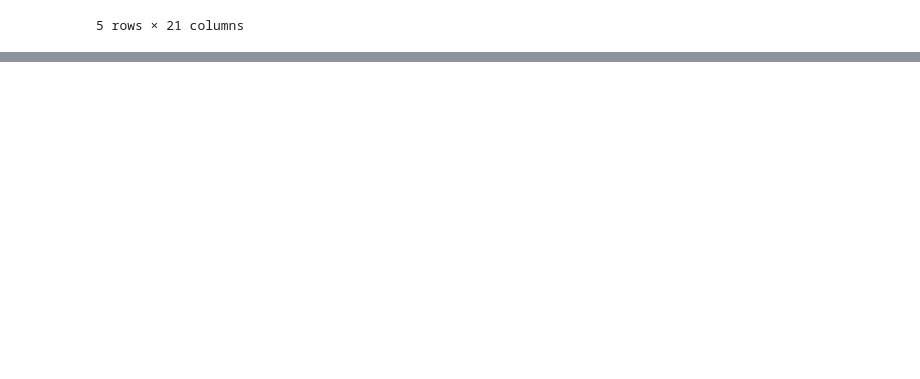
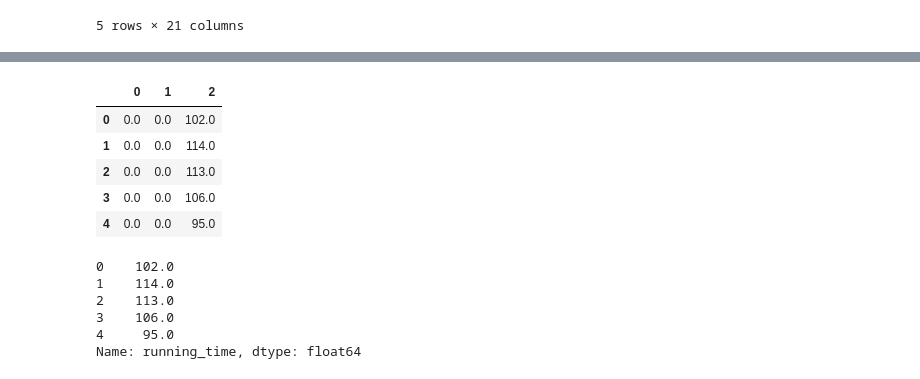
Before and after one commit to kaitlynhop/Movies-ETL, a Jupyter notebook: wikipedia_extract.ipynb, the cells around one changed output, grey strips where cells are left out. Saved outputs shown, nothing was run; the diff lists cells and outputs as text; code cells hidden in the pictures; blank space fills up the shorter version.

```diff
--- a/wikipedia_extract.ipynb
+++ b/wikipedia_extract.ipynb
@@ -721,0 +964,22 @@ wiki_movies_df.head()
+# %%
+# Convert string digits to numerical data
+running_time_extract = running_time_extract.apply(lambda col: pd.to_numeric(col, errors='coerce')).fillna(0)
+running_time_extract.head()
+# %% [output]
+|  | 0 | 1 | 2 |
+| 0 | 0.0 | 0.0 | 102.0 |
+| 1 | 0.0 | 0.0 | 114.0 |
+| 2 | 0.0 | 0.0 | 113.0 |
+| 3 | 0.0 | 0.0 | 106.0 |
+| 4 | 0.0 | 0.0 | 95.0 |
+# %%
+# Combine hours and minutes format to minutes
+wiki_movies_df['running_time'] = running_time_extract.apply(lambda row: row[0]*60 + row[1] if row[2] == 0 else row[2], axis=1)
+wiki_movies_df['running_time'].head()
+# %% [output]
+0    102.0
+1    114.0
+2    113.0
+3    106.0
+4     95.0
+Name: running_time, dtype: float64
```
Also changed, not shown: parts of 25 cells of this notebook.
